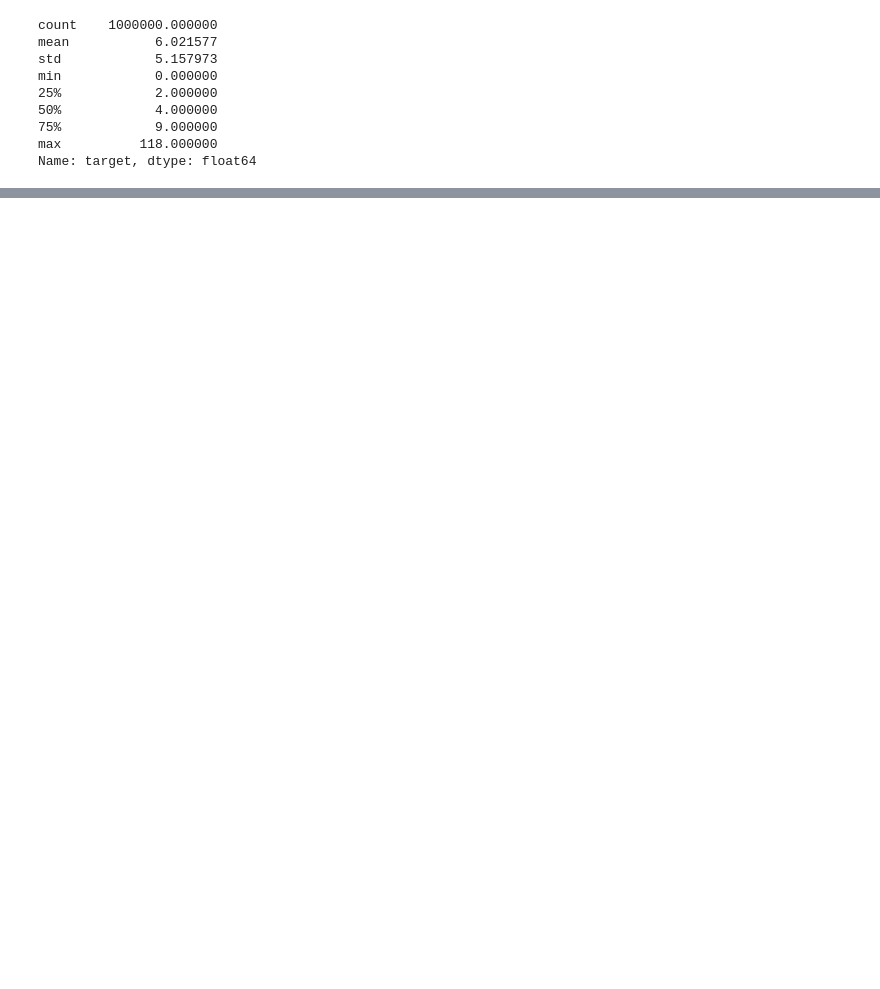
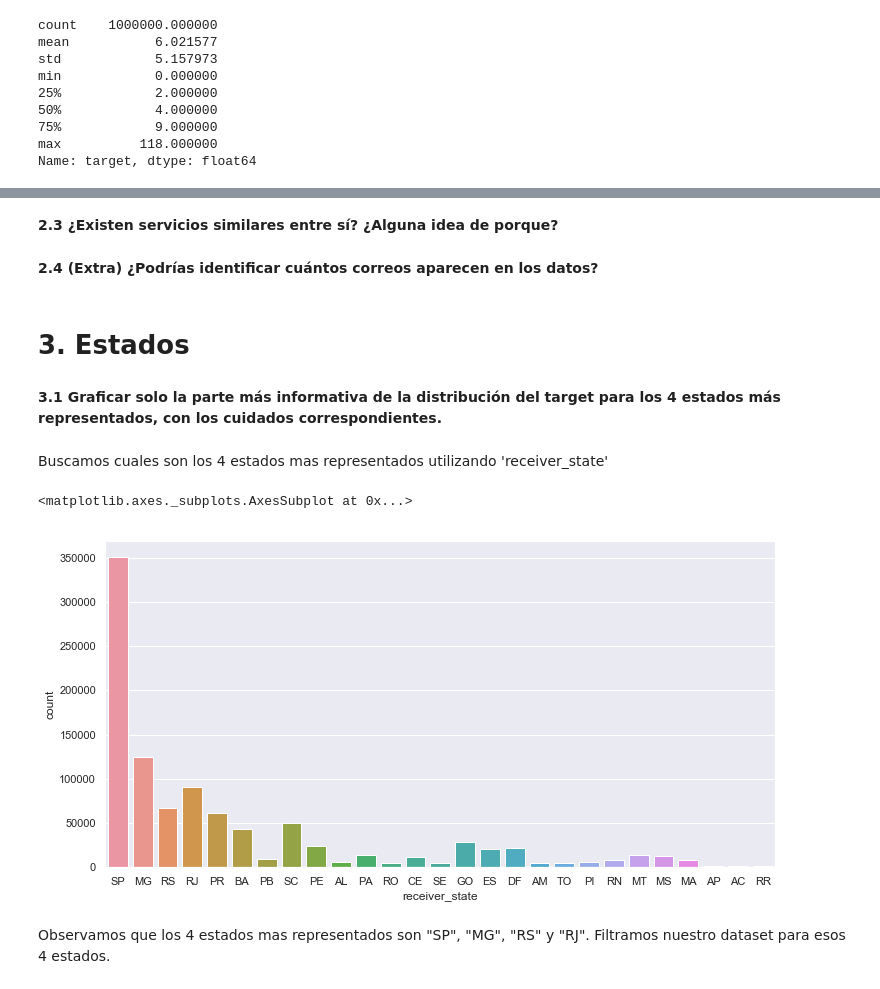
Before and after one commit to manquius/series_temporales, a Jupyter notebook: Practico1_fer.ipynb, the cells around one changed output, grey strips where cells are left out. Saved outputs shown, nothing was run; the diff lists cells and outputs as text; code cells hidden in the pictures; blank space fills up the shorter version.

```diff
--- a/Practico1_fer.ipynb
+++ b/Practico1_fer.ipynb
@@ -253,0 +260,19 @@ a=df[df['target']<40]
+# %% [markdown]
+**2.3 ¿Existen servicios similares entre sí? ¿Alguna idea de porque?**
+# %% [markdown]
+**2.4 (Extra) ¿Podrías identificar cuántos correos aparecen en los datos?**
+# %% [markdown]
+# 3. Estados
+# %% [markdown]
+**3.1 Graficar solo la parte más informativa de la distribución del target para los 4 estados
+más representados, con los cuidados correspondientes.**
+# %% [markdown]
+Buscamos cuales son los 4 estados mas representados utilizando 'receiver_state'
+# %%
+plt.figure(figsize=(12,6))
+sb.countplot(data=df, x='receiver_state')
+# %% [output]
+<matplotlib.axes._subplots.AxesSubplot at 0x...>
+[figure, added]
+# %% [markdown]
+Observamos que los 4 estados mas representados son "SP", "MG", "RS" y "RJ". Filtramos nuestro dataset para esos 4 estados.
```
Also changed, not shown: parts of 74 cells of this notebook.
